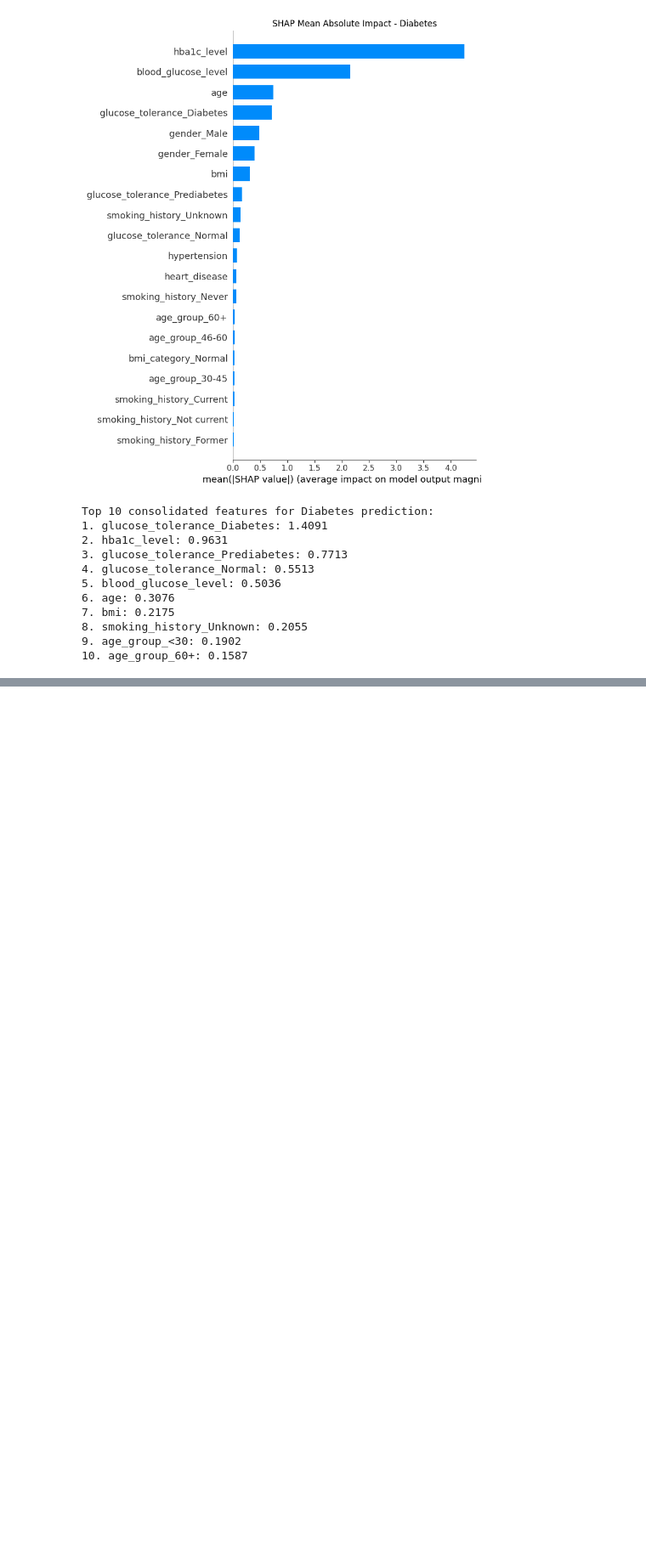
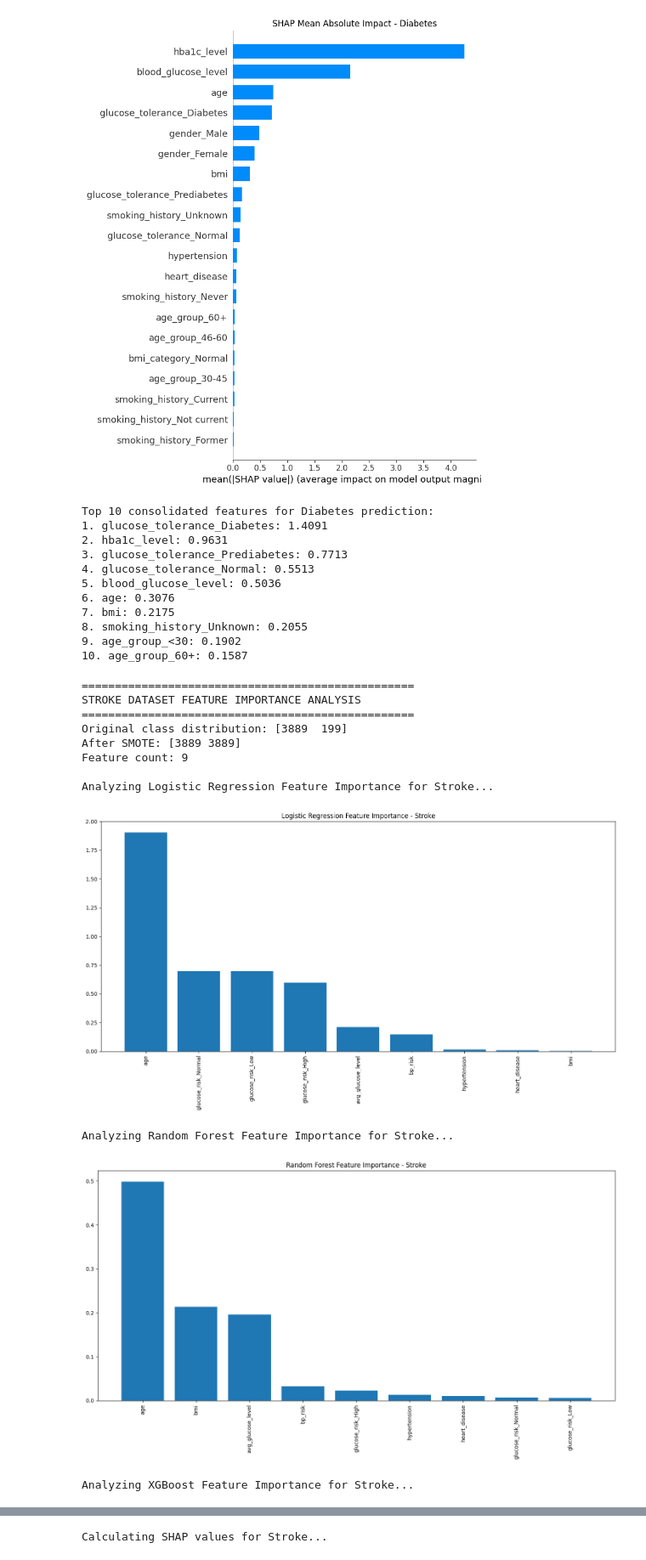
Before and after one commit to TiffanyPanchum/COMP-3608---PROJECT, a Jupyter notebook: notebooks/Feature_Analysis.ipynb, the cells around one changed output, grey strips where cells are left out. Shown at 85% size. Drawn from its saved outputs; the diff is of its cells as text; code cells hidden in the pictures; blank space fills up the shorter version.

Commit message:
Performing feature analysis on Stroke Dataset

```diff
--- a/notebooks/Feature_Analysis.ipynb
+++ b/notebooks/Feature_Analysis.ipynb
@@ -369,3 +369,49 @@ Top 10 consolidated features for Diabetes prediction:
 8. smoking_history_Unknown: 0.2055
 9. age_group_<30: 0.1902
 10. age_group_60+: 0.1587
+# %%
+# STROKE FEATURE IMPORTANCE ANALYSIS
+print("\n" + "="*50)
+print("STROKE DATASET FEATURE IMPORTANCE ANALYSIS")
+print("="*50)
+
+# Define stroke dataset columns
+stroke_cat_cols = ['glucose_risk']
+stroke_num_cols = [col for col in stroke_df.columns
+                  if col not in stroke_cat_cols + ['stroke', 'age_group']
+                  and not col.startswith('gender_')
+                  and not col.startswith('ever_married_')
+                  and not col.startswith('work_type_')
+                  and not col.startswith('Residence_type_')
+                  and not col.startswith('smoking_status_')]
+
+# Prepare data for stroke analysis
+stroke_data = prepare_data(
+    stroke_df, 'stroke',
+    categorical_cols=stroke_cat_cols,
+    numerical_cols=stroke_num_cols
+)
+
+(X_train_stroke, X_test_stroke, X_train_proc_stroke, X_test_proc_stroke,
+ X_train_smote_stroke, y_train_smote_stroke,
+ y_train_stroke, y_test_stroke, stroke_features, _) = stroke_data
+
+# Analyze feature importance for stroke
+stroke_results, stroke_sorted_imp, stroke_shap = analyze_feature_importance(
+    X_train_smote_stroke, y_train_smote_stroke,
+    X_test_proc_stroke, y_test_stroke,
+    stroke_features, "Stroke"
+)
+# %% [output]
+==================================================
+STROKE DATASET FEATURE IMPORTANCE ANALYSIS
+==================================================
+Original class distribution: [3889  199]
+After SMOTE: [3889 3889]
+Feature count: 9
+
+Analyzing Logistic Regression Feature Importance for Stroke...
+[figure, added]
+Analyzing Random Forest Feature Importance for Stroke...
+[figure, added]
+Analyzing XGBoost Feature Importance for Stroke...
@@ -371,0 +419 @@ Top 10 consolidated features for Diabetes prediction:
+Calculating SHAP values for Stroke...
```
Also changed, not shown: parts of 1 cell of this notebook, 1 other file.
